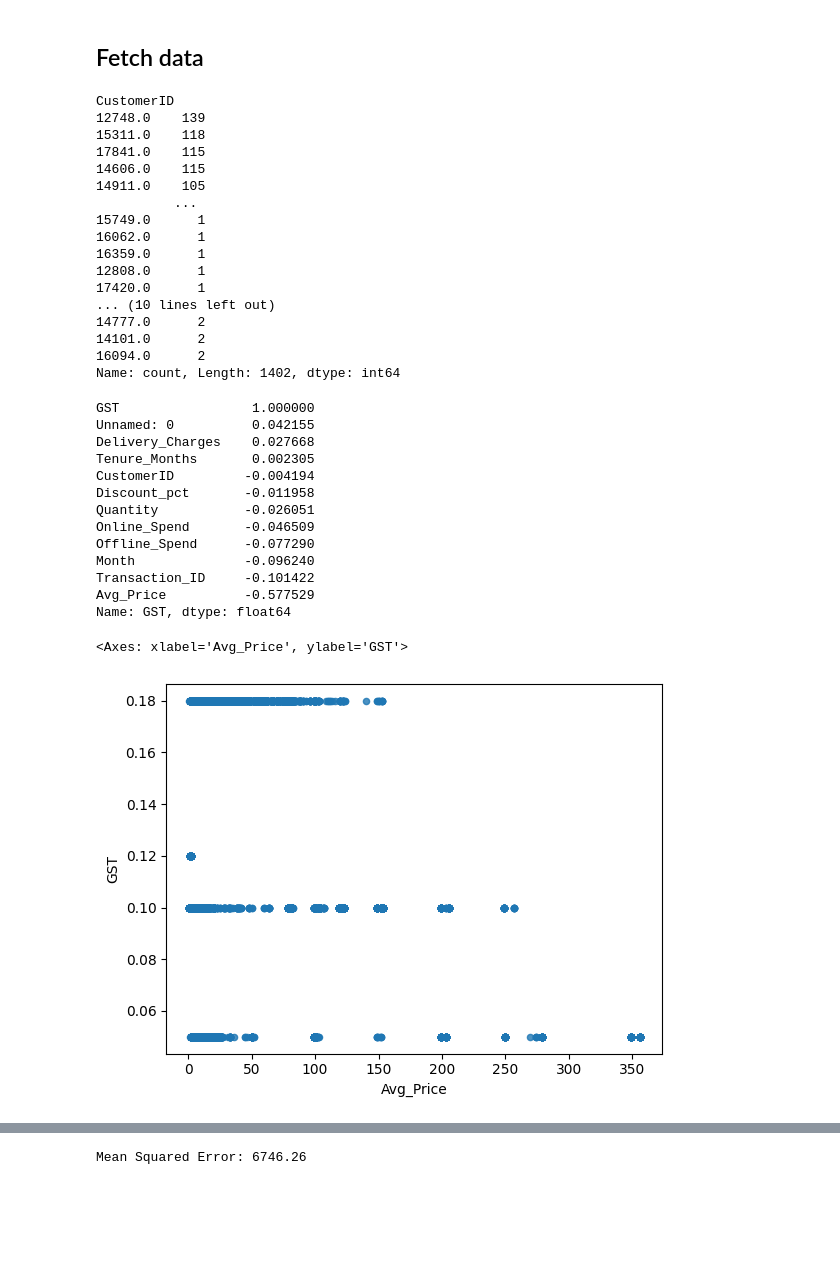
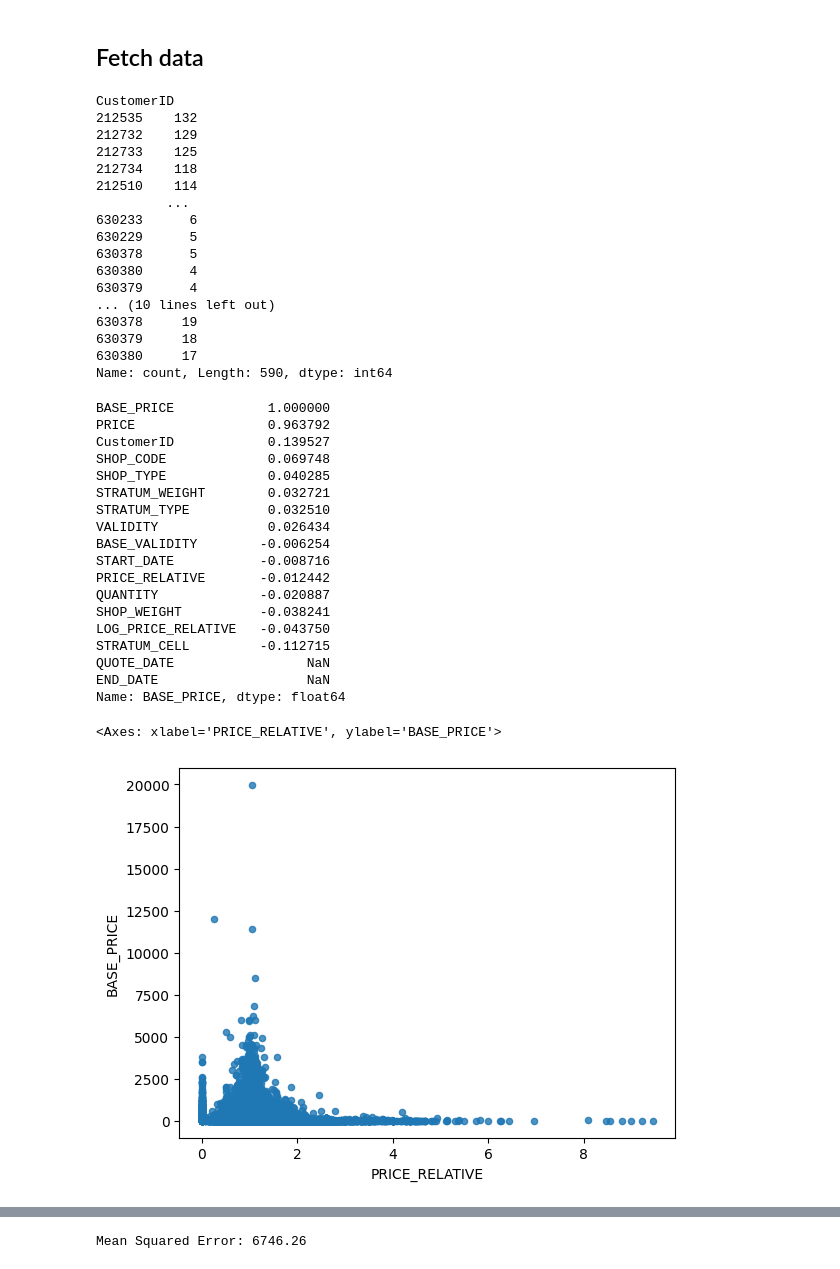
Before and after one commit to Haksham/Price-Comp, a Jupyter notebook: Untitled.ipynb, the cells around one changed output, grey strips where cells are left out. Drawn from its saved outputs; the diff is of its cells as text; code cells hidden in the pictures; blank space fills up the shorter version.

```diff
--- a/Untitled.ipynb
+++ b/Untitled.ipynb
@@ -4,7 +4,7 @@
 import pandas as pd
 import matplotlib.pyplot as plt
 import numpy as np
-df = pd.read_csv("data/file.csv")
+df = pd.read_csv("file.csv")
 # %%
 # df.head()
 # df.info()
@@ -49,50 +49,55 @@ print(strat_train_set['CustomerID'].value_counts())
 df = strat_train_set.copy()
 # %% [output]
 CustomerID
-12748.0    139
-15311.0    118
-17841.0    115
-14606.0    115
-14911.0    105
-          ...
-15749.0      1
-16062.0      1
-16359.0      1
-12808.0      1
-17420.0      1
+212535    132
+212732    129
+212733    125
+212734    118
+212510    114
+         ...
+630233      6
+630229      5
+630378      5
+630380      4
+630379      4
 ... (10 lines left out)
-14777.0      2
-14101.0      2
-16094.0      2
-Name: count, Length: 1402, dtype: int64
+630378     19
+630379     18
+630380     17
+Name: count, Length: 590, dtype: int64
 # %%
 import pandas as pd
 
 
 numeric_df = df.select_dtypes(include=[float, int])
 
 
 corr_matrix = numeric_df.corr()
 
 
-print(corr_matrix['GST'].sort_values(ascending=False))
+print(corr_matrix['BASE_PRICE'].sort_values(ascending=False))
 
 
-df.plot(kind="scatter", x="Avg_Price", y="GST", alpha=0.8)
+df.plot(kind="scatter", x="PRICE_RELATIVE", y="BASE_PRICE", alpha=0.8)
 # %% [output]
-GST                 1.000000
-Unnamed: 0          0.042155
-Delivery_Charges    0.027668
-Tenure_Months       0.002305
-CustomerID         -0.004194
-Discount_pct       -0.011958
-Quantity           -0.026051
-Online_Spend       -0.046509
-Offline_Spend      -0.077290
-Month              -0.096240
-Transaction_ID     -0.101422
-Avg_Price          -0.577529
-Name: GST, dtype: float64
+BASE_PRICE            1.000000
+PRICE                 0.963792
+CustomerID            0.139527
+SHOP_CODE             0.069748
+SHOP_TYPE             0.040285
+STRATUM_WEIGHT        0.032721
+STRATUM_TYPE          0.032510
+VALIDITY              0.026434
+BASE_VALIDITY        -0.006254
+START_DATE           -0.008716
+PRICE_RELATIVE       -0.012442
+QUANTITY             -0.020887
+SHOP_WEIGHT          -0.038241
+LOG_PRICE_RELATIVE   -0.043750
+STRATUM_CELL         -0.112715
+QUOTE_DATE                 NaN
+END_DATE                   NaN
+Name: BASE_PRICE, dtype: float64
-<Axes: xlabel='Avg_Price', ylabel='GST'>
+<Axes: xlabel='PRICE_RELATIVE', ylabel='BASE_PRICE'>
-[figure, old version]
+[figure, new version]
 # %%
```
Also changed, not shown: parts of 9 cells of this notebook, 4 other files.
